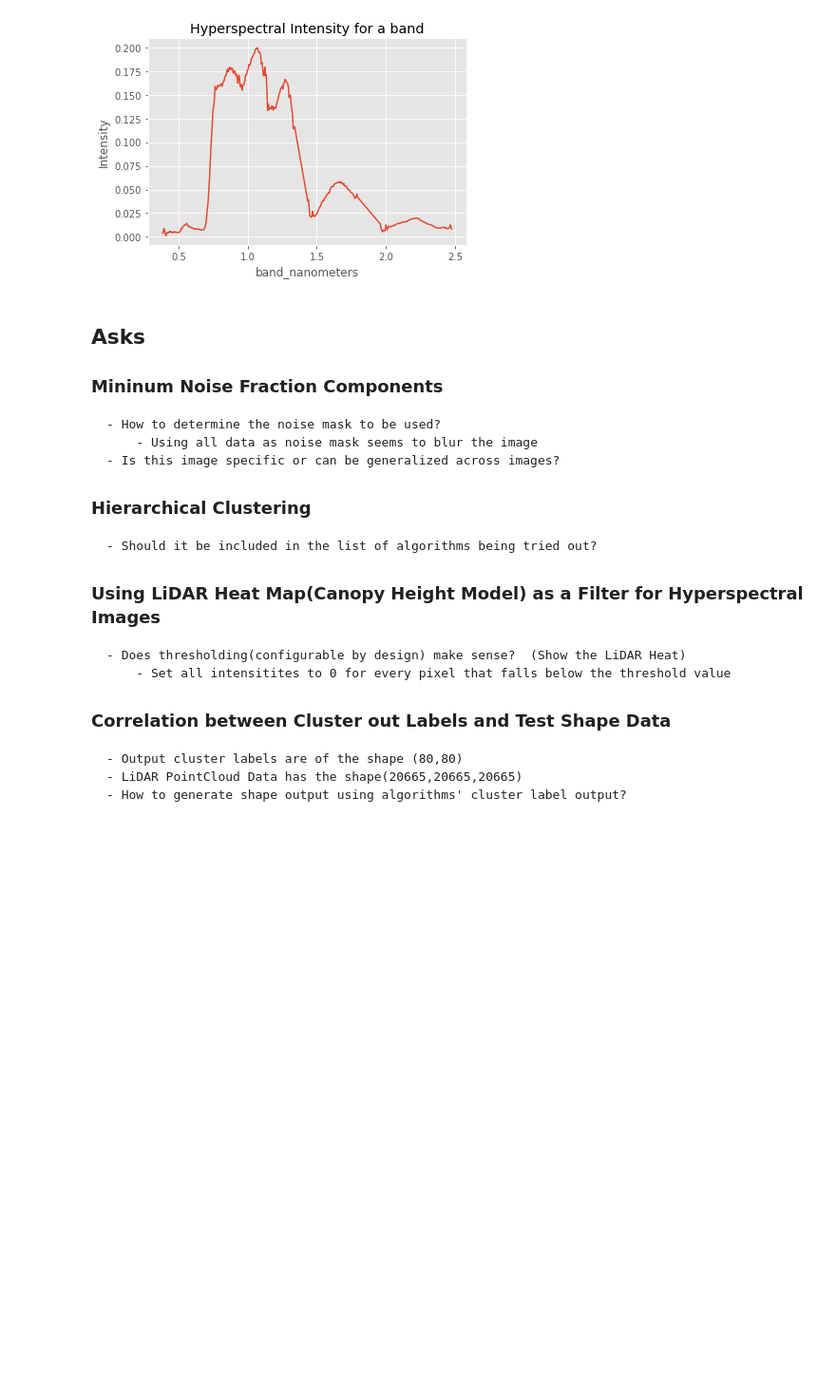
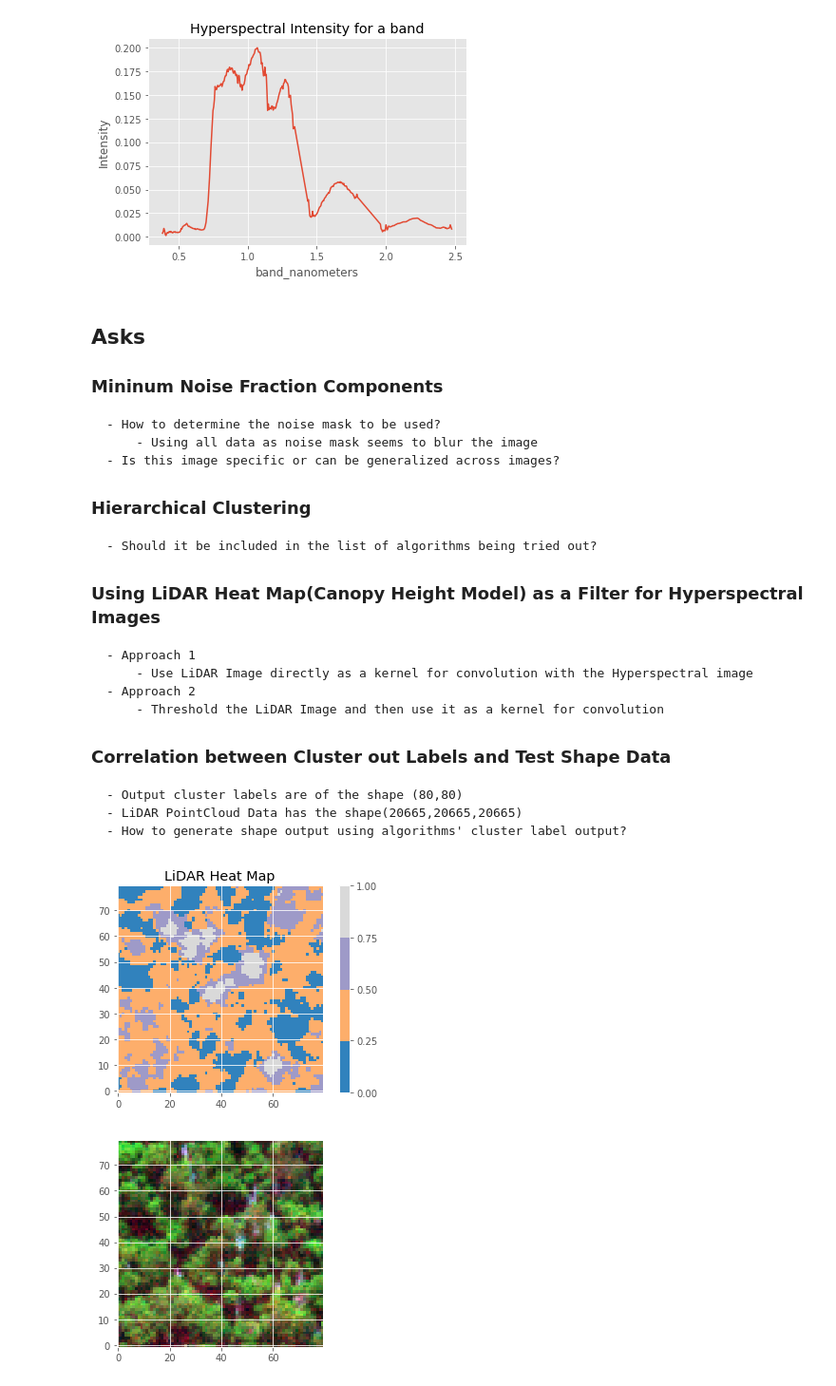
Before and after one commit to rachit-ranjan16/CrownSeg, a Jupyter notebook: Segmentation through Clustering.ipynb, the cells around one changed output. Shown at 95% size. Saved outputs shown, nothing was run; the diff lists cells and outputs as text; code cells hidden in the pictures; blank space fills up the shorter version.

```diff
--- a/Segmentation through Clustering.ipynb
+++ b/Segmentation through Clustering.ipynb
@@ -360,8 +361,10 @@ plot_hyper_bands(another_image, 40,25)
 ### Hierarchical Clustering
     - Should it be included in the list of algorithms being tried out?
 ### Using LiDAR Heat Map(Canopy Height Model) as a Filter for Hyperspectral Images
-    - Does thresholding(configurable by design) make sense?  (Show the LiDAR Heat)
-        - Set all intensitites to 0 for every pixel that falls below the threshold value
+    - Approach 1
+        - Use LiDAR Image directly as a kernel for convolution with the Hyperspectral image
+    - Approach 2
+        - Threshold the LiDAR Image and then use it as a kernel for convolution
 ### Correlation between Cluster out Labels and Test Shape Data
     - Output cluster labels are of the shape (80,80)
     - LiDAR PointCloud Data has the shape(20665,20665,20665)
@@ -368,0 +376,8 @@ plot_hyper_bands(another_image, 40,25)
+# %%
+another_lidar = loadmat(LIDAR_FOLDER_PATH + lidar_files[2])['image']
+# %%
+plot_chm(another_lidar)
+plot_hyper(another_image)
+# %% [output]
+[figure, added]
+[figure, added]
```
Also changed, not shown: parts of 19 cells of this notebook.
